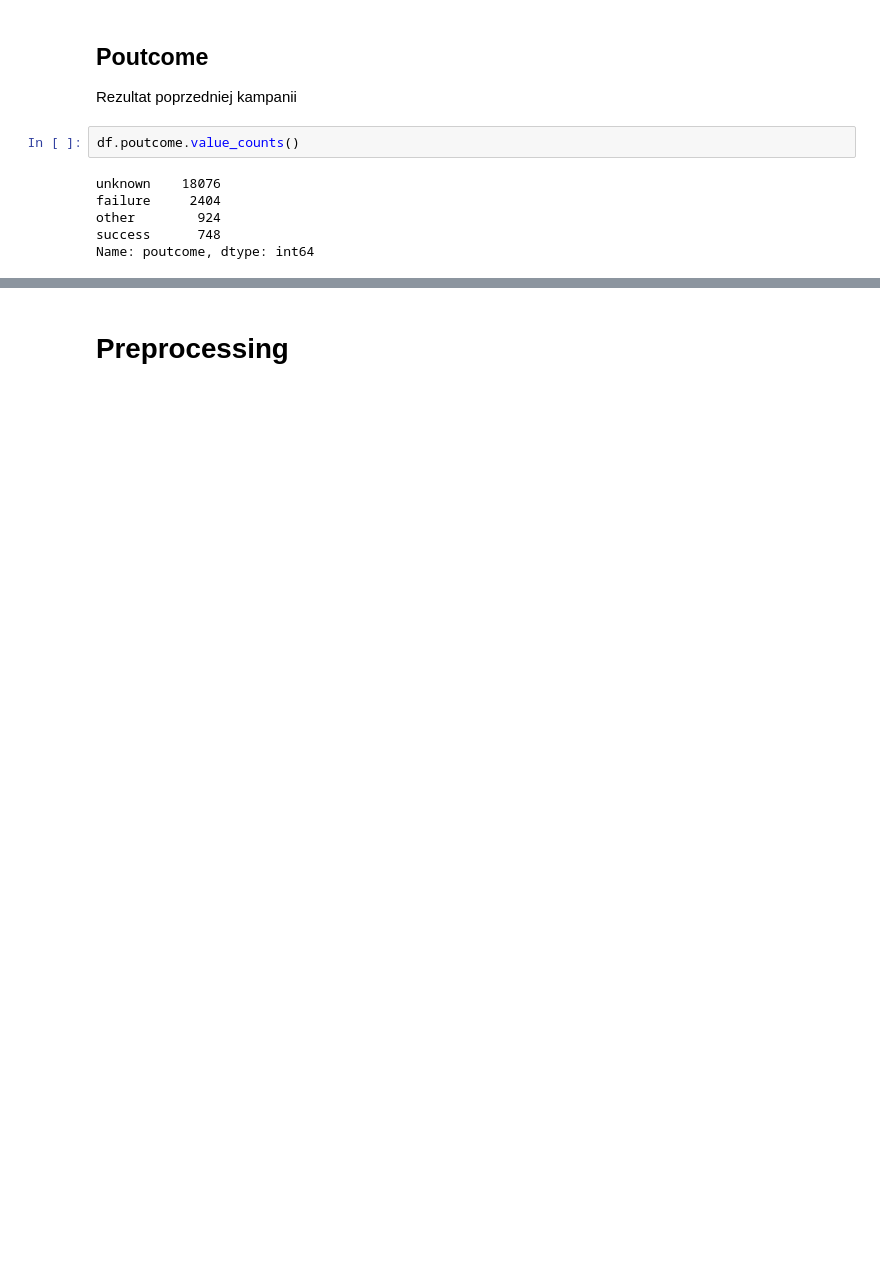
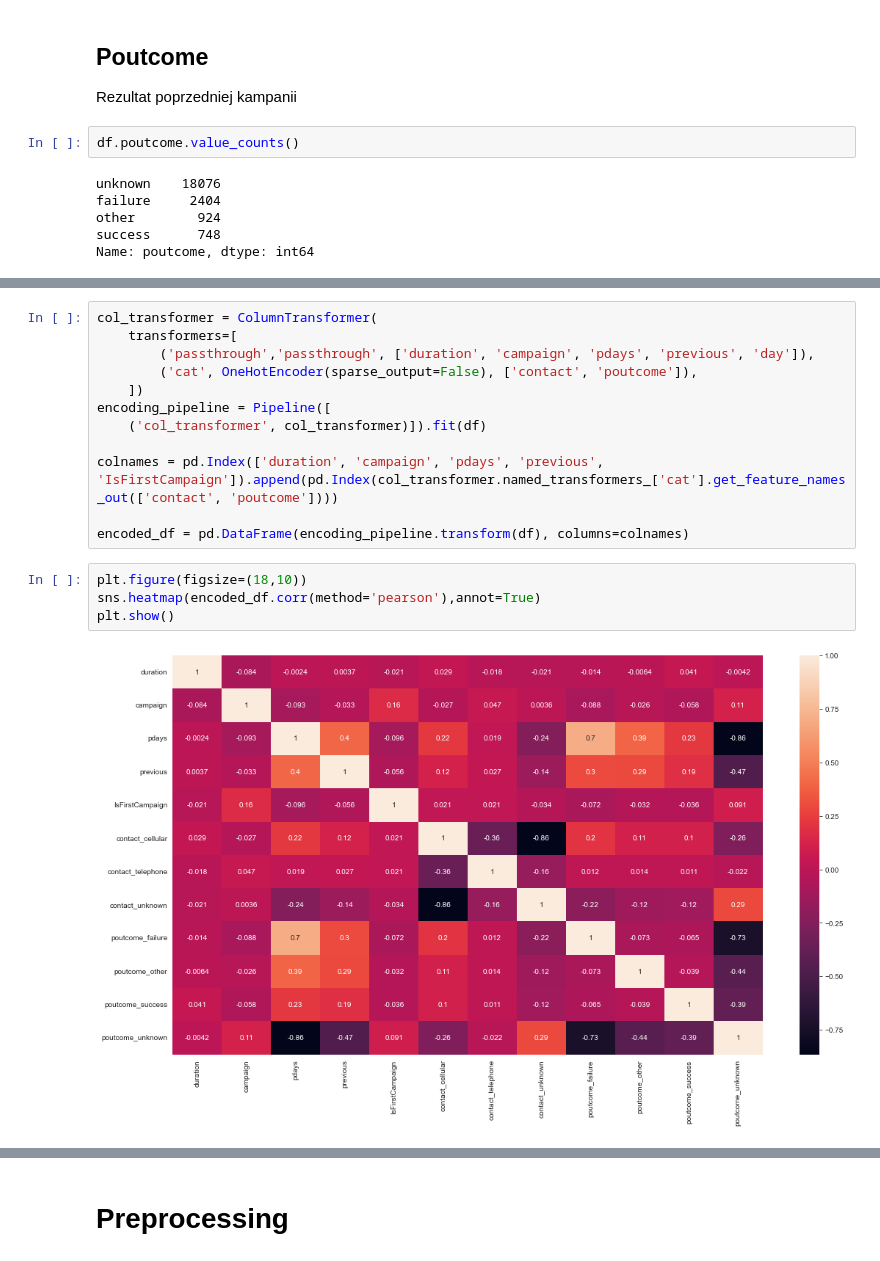
Before and after one commit to MajshiJD/ML_proj2, a Jupyter notebook: Maciej.ipynb, the cells around one changed output, grey strips where cells are left out. Saved outputs shown, nothing was run; the diff lists cells and outputs as text; blank space fills up the shorter version.

```diff
--- a/Maciej.ipynb
+++ b/Maciej.ipynb
@@ -246,0 +271,18 @@ Sporo nieznanych wartości, spróbujemy z kodowaniem one hot encoding ale być m
+# %%
+col_transformer = ColumnTransformer(
+    transformers=[
+        ('passthrough','passthrough', ['duration', 'campaign', 'pdays', 'previous', 'day']),
+        ('cat', OneHotEncoder(sparse_output=False), ['contact', 'poutcome']),
+    ])
+encoding_pipeline = Pipeline([
+    ('col_transformer', col_transformer)]).fit(df)
+
+colnames = pd.Index(['duration', 'campaign', 'pdays', 'previous', 'IsFirstCampaign']).append(pd.Index(col_transformer.named_transformers_['cat'].get_feature_names_out(['contact', 'poutcome'])))
+
+encoded_df = pd.DataFrame(encoding_pipeline.transform(df), columns=colnames)
+# %%
+plt.figure(figsize=(18,10))
+sns.heatmap(encoded_df.corr(method='pearson'),annot=True)
+plt.show()
+# %% [output]
+[figure, added]
```
Also changed, not shown: parts of 19 cells of this notebook.
